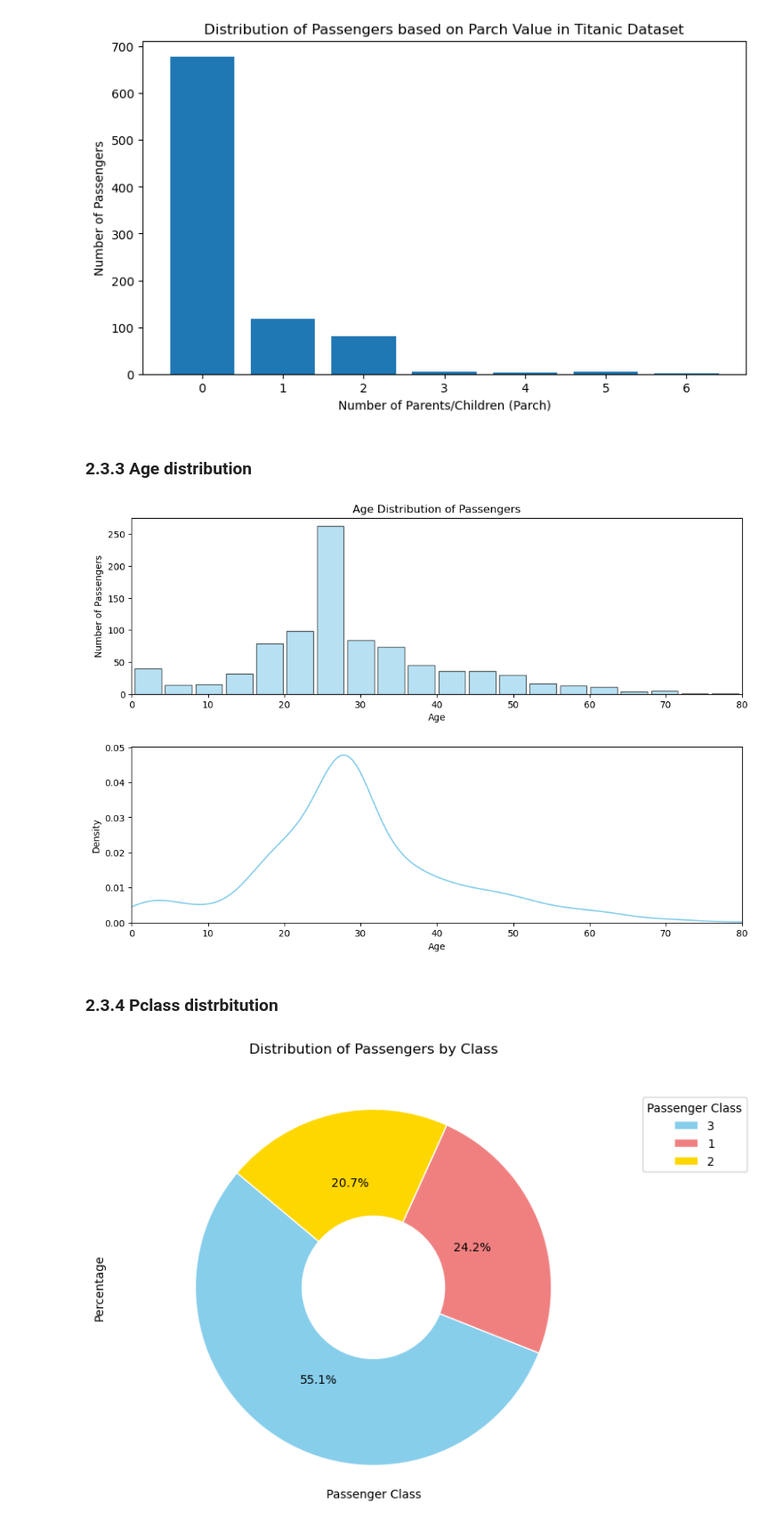
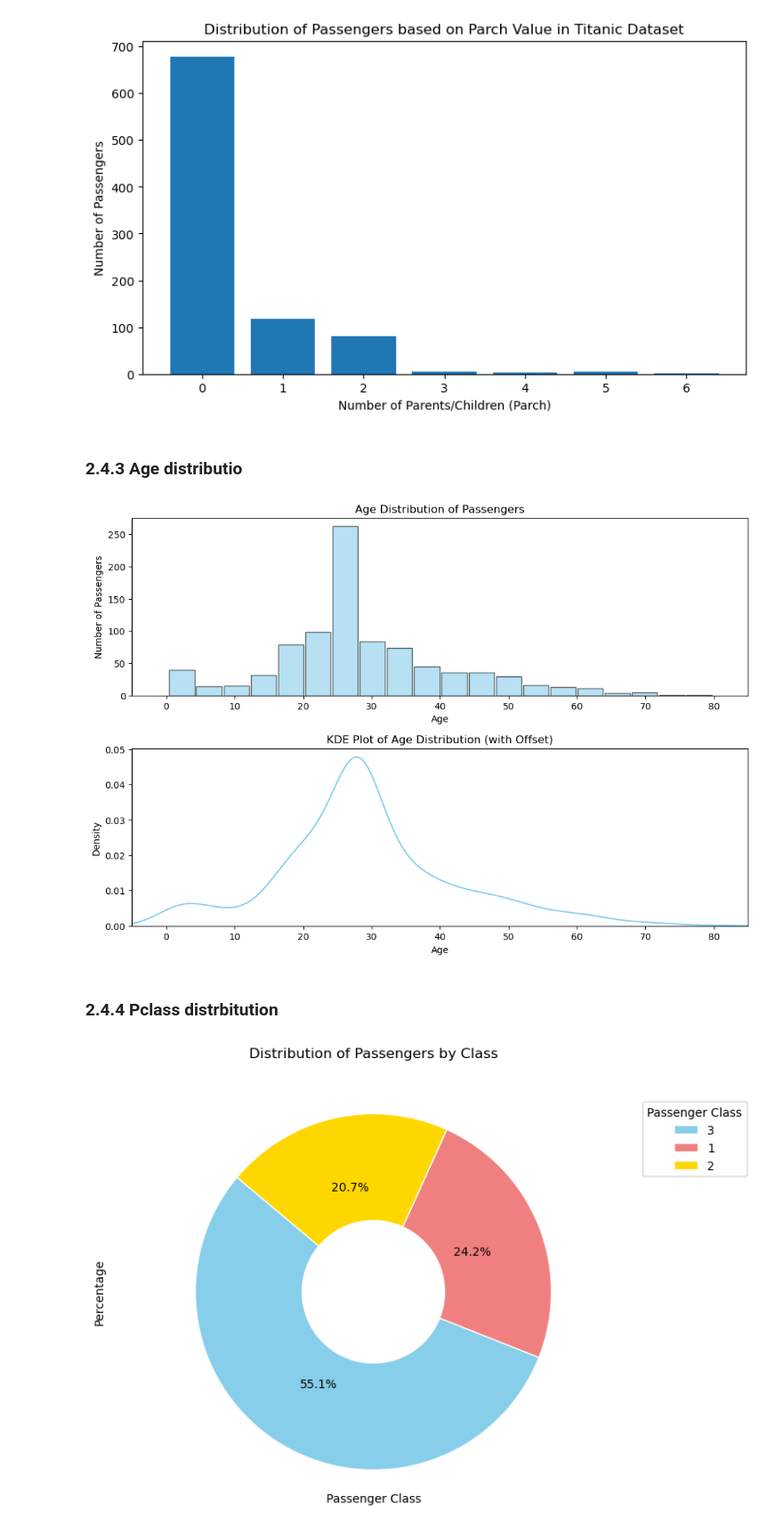
Before and after one commit to ImadElMaftouhi/codsoft, a Jupyter notebook: TITANIC SURVIVAL PREDICTION/main.ipynb, the cells around one changed output. Shown at 89% size. Drawn from its saved outputs; the diff is of its cells as text; code cells hidden in the pictures.

```diff
--- a/TITANIC SURVIVAL PREDICTION/main.ipynb
+++ b/TITANIC SURVIVAL PREDICTION/main.ipynb
@@ -270,38 +327,43 @@ plt.show()
 # %% [output]
 [figure]
 # %% [markdown]
-### 2.3.3 Age distribution
+### 2.4.3 Age distributio
 # %%
 plt.figure(figsize=(12, 8))
 
-plt.subplots_adjust(hspace=0.3)  # Adjust the value of hspace to control the vertical spacing
+plt.subplots_adjust(hspace=0.3)
 
 # Create subplot 1 for the histogram
 plt.subplot(211)
 
 # Create a histogram of the age distribution
-plt.hist(df['Age'], bins=20, color='skyblue', edgecolor='black', alpha=0.6, width=3.5, histtype='barstacked')
+plt.hist(df['Age'], bins=20, color='skyblue', edgecolor='black', alpha=0.6, width=3.7, histtype='barstacked')
 plt.xlabel('Age')
 plt.ylabel('Number of Passengers')
 plt.title('Age Distribution of Passengers')
 
-# Set the x-axis limits for the histogram
-plt.xlim(0, 80)
+# x-axis offset for the histogram
+plt.xlim(-5, 85)
 
 # Create subplot 2 for the density plot
 plt.subplot(212)
 
 # Create a density distribution based on KDE
 sns.kdeplot(df.fillna({'Age': df['Age'].mean()}, inplace=False)['Age'], color='skyblue')
 
-# Set the x-axis limits for the density plot
-plt.xlim(0, 80)
+# x-axis offset for the density plot
+plt.xlim(-5, 85)
+
+# Customize labels and title
+plt.xlabel('Age')
+plt.ylabel('Density')
+plt.title('KDE Plot of Age Distribution (with Offset)')
 
 plt.show()
 # %% [output]
-[figure, old version]
+[figure, new version]
 # %% [markdown]
-### 2.3.4 Pclass distrbitution
+### 2.4.4 Pclass distrbitution
 # %%
 pclass_counts = df['Pclass'].value_counts()
 
```
Also changed, not shown: parts of 19 cells of this notebook.
